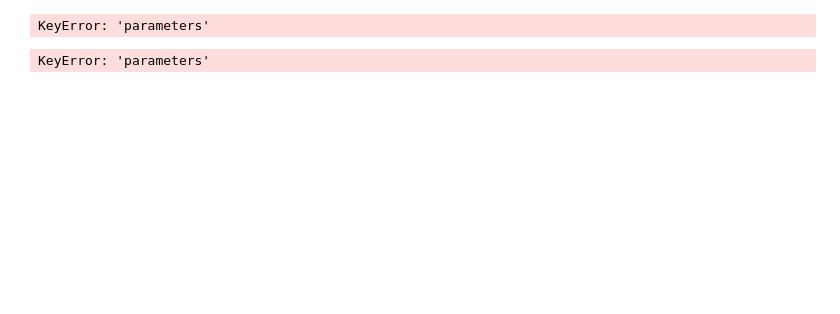
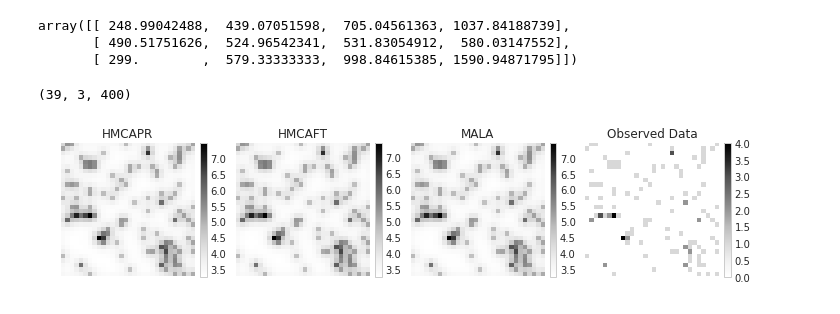
Before and after one commit to alexanderbuchholz/hsmc, a Jupyter notebook: ipython_notebooks/eval_log_cox.ipynb, the cells around one changed output. Saved outputs shown, nothing was run; the diff lists cells and outputs as text; code cells hidden in the pictures; blank space fills up the shorter version.

```diff
--- a/ipython_notebooks/eval_log_cox.ipynb
+++ b/ipython_notebooks/eval_log_cox.ipynb
@@ -4,7 +4,12 @@ import numpy as np
 import pickle
 import os
 import sys
-from matplotlib import pyplot as plt
+import matplotlib.pyplot as plt
+import seaborn as sns
+sns.set_style("whitegrid", {'axes.grid' : False})
+sns.set_palette("husl")
+plt.rc('font', size=12)
+
 sys.path.append("/home/alex/Dropbox/smc_hmc/python_smchmc/smc_sampler_functions/")
 sys.path.append("/home/alex/Dropbox/smc_hmc/python_smchmc/")
 sys.path.append("/home/alex/Dropbox/smc_hmc/python_smchmc/help/")
@@ -105,11 +157,21 @@ plt.savefig('log_cox_boxplot_normconst.png'); plt.show()
-# %%
-particles_all['400'].shape
-res_dict['parameters']['Y']
-# %% [output]
-KeyError: 'parameters'
+# %%
+computational_load.mean(axis=0)
+# %% [output]
+array([[ 248.99042488,  439.07051598,  705.04561363, 1037.84188739],
+       [ 490.51751626,  524.96542341,  531.83054912,  580.03147552],
+       [ 299.        ,  579.33333333,  998.84615385, 1590.94871795]])
+# %%
+
+name_to_load = "log_cox"+name_sampler+"rep_%s_dim_%s.p"%(m_rep+1, 900)
+#print name_to_load
+res_dict = pickle.load(open(name_to_load, 'rb'))
+particles_all['400'].shape
+#res_dict['parameters']['Y']
+# %% [output]
+(39, 3, 400)
 # %%
 #x_res_matrixmean1 = res_first_iteration[0]['particles_resampled'].mean(axis=0).reshape(parameters_log_cox['N'],parameters_log_cox['N'])
-ngrid = 40
+ngrid = 30
 x_res_matrixmean1 = particles_all[str(ngrid**2)][0,0,:].reshape(ngrid, ngrid)
 #x_res_matrixmean2 = res_first_iteration[1]['particles_resampled'].mean(axis=0).reshape(parameters_log_cox['N'],parameters_log_cox['N'])
 #x_res_matrixvar1 = res_first_iteration[0]['particles_resampled'].var(axis=0).reshape(parameters_log_cox['N'],parameters_log_cox['N'])
@@ -118,54 +180,57 @@ x_res_matrixmean1 = particles_all[str(ngrid**2)][0,0,:].reshape(ngrid, ngrid)
 
 
 Y_matrix = res_dict['parameters']['Y'].reshape(ngrid,ngrid)
 #Y_matrix_samled = Y_sampled.reshape(parameters_log_cox['N'],parameters_log_cox['N'])
 #X_matrix = parameters_log_cox['X_true'].reshape(parameters_log_cox['N'],parameters_log_cox['N'])
 
-plt.figure(figsize=(16,10))
+plt.figure(figsize=(12,4))
 
-plt.subplot(231)
-plt.title('Latent field HMCAO')
-im = plt.imshow(particles_all[str(ngrid**2)][:,0,:].mean(axis=0).reshape(ngrid, ngrid),cmap='jet')
+plt.subplot(141)
+plt.title('HMCAPR')
+im = plt.imshow(particles_all[str(ngrid**2)][:,0,:].mean(axis=0).reshape(ngrid, ngrid),cmap='Greys')
 plt.colorbar(im,fraction=0.046, pad=0.04)
+plt.axis('off')
 
-plt.subplot(232)
-plt.title('Latent field HMCAFT')
-im = plt.imshow(particles_all[str(ngrid**2)][:,1,:].mean(axis=0).reshape(ngrid, ngrid),cmap='jet')
+plt.subplot(142)
+plt.title('HMCAFT')
+im = plt.imshow(particles_all[str(ngrid**2)][:,1,:].mean(axis=0).reshape(ngrid, ngrid),cmap='Greys')
 plt.colorbar(im,fraction=0.046, pad=0.04)
+plt.axis('off')
 
-plt.subplot(233)
-plt.title('Latent field MALA')
-im = plt.imshow(particles_all[str(ngrid**2)][:,2,:].mean(axis=0).reshape(ngrid, ngrid),cmap='jet')
+plt.subplot(143)
+plt.title('MALA')
+im = plt.imshow(particles_all[str(ngrid**2)][:,2,:].mean(axis=0).reshape(ngrid, ngrid),cmap='Greys')
 plt.colorbar(im,fraction=0.046, pad=0.04)
-
-plt.subplot(234)
-plt.title('Latent field RW')
-im = plt.imshow(particles_all[str(ngrid**2)][:,3,:].mean(axis=0).reshape(ngrid, ngrid),cmap='jet')
-plt.colorbar(im,fraction=0.046, pad=0.04)
+plt.axis('off')
+#plt.subplot(234)
+#plt.title('Latent field RW')
+#im = plt.imshow(particles_all[str(ngrid**2)][:,3,:].mean(axis=0).reshape(ngrid, ngrid),cmap='jet')
+#plt.colorbar(im,fraction=0.046, pad=0.04)
 
 
-plt.subplot(235)
+plt.subplot(144)
 plt.title('Observed Data')
-im = plt.imshow(Y_matrix,cmap='jet')
+im = plt.imshow(Y_matrix,cmap='Greys')
 plt.colorbar(im,fraction=0.046, pad=0.04)
+plt.axis('off')
 
-plt.subplot(236)
-plt.title('Var Latent field HMCAO')
-im = plt.imshow(particles_all[str(ngrid**2)][:,0,:].var(axis=0).reshape(ngrid, ngrid),cmap='jet')
-plt.colorbar(im,fraction=0.046, pad=0.04)
+#plt.subplot(236)
+#plt.title('Var Latent field HMCAO')
+#im = plt.imshow(particles_all[str(ngrid**2)][:,0,:].var(axis=0).reshape(ngrid, ngrid),cmap='jet')
+#plt.colorbar(im,fraction=0.046, pad=0.04)
 
 
 
 
 #plt.subplot(233)
 #plt.title('True latent field')
 #im = plt.imshow(X_matrix,cmap='jet')
 #plt.colorbar(im,fraction=0.046, pad=0.04)
 
 
 
-plt.savefig('log_cox_model_dim_%s.png'%(dim))
+plt.savefig('log_cox_model_dim_%s.pdf'%(dim), bbox_inches='tight')
 plt.show()
 # %% [output]
-KeyError: 'parameters'
+[figure, added]
 # %%
```
Also changed, not shown: parts of 9 cells of this notebook, 22 other files.
